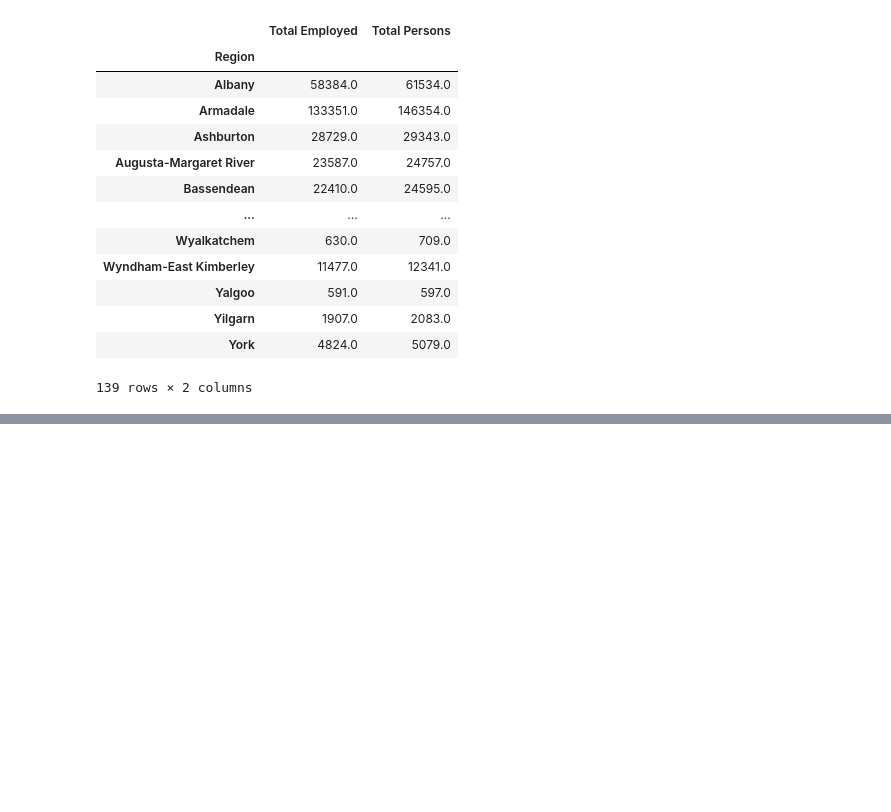
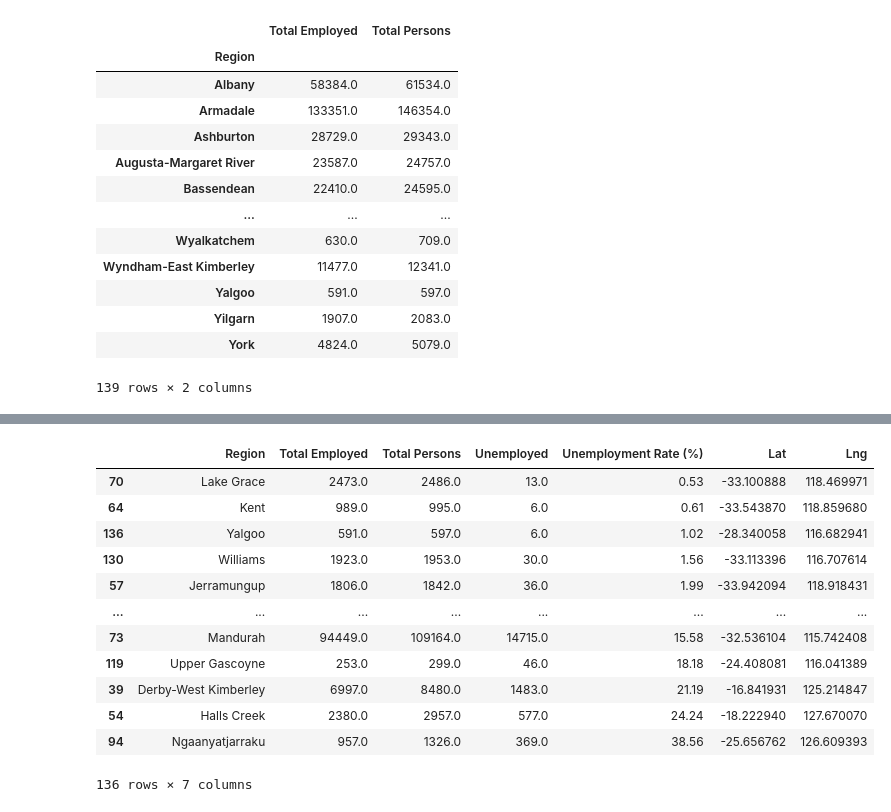
Before and after one commit to natalieddavies/BootcampProject1, a Jupyter notebook: Employment_ABS_WA.ipynb, the cells around one changed output, grey strips where cells are left out. Cells and saved outputs as stored; diff of their text form; code cells hidden in the pictures; blank space fills up the shorter version.

```diff
--- a/Employment_ABS_WA.ipynb
+++ b/Employment_ABS_WA.ipynb
@@ -245 +284,21 @@ merged_data_Employed_top10
+# %%
+merged_data_Employed_cleaned = merged_data_Employed.replace(r'^\s*$', np.nan, regex=True,inplace = False)
+merged_data_Employed_cleaned = merged_data_Employed_cleaned.dropna(inplace = False,axis = 0)
+merged_data_Employed_cleaned.sort_values(by=['Unemployment Rate (%)'], inplace=True)
+merged_data_Employed_cleaned = merged_data_Employed_cleaned.round({'Unemployment Rate (%)': 2})
+merged_data_Employed_cleaned
+# %% [output]
+|  | Region | Total Employed | Total Persons | Unemployed | Unemployment Rate (%) | Lat | Lng |
+| 70 | Lake Grace | 2473.0 | 2486.0 | 13.0 | 0.53 | -33.100888 | 118.469971 |
+| 64 | Kent | 989.0 | 995.0 | 6.0 | 0.61 | -33.543870 | 118.859680 |
+| 136 | Yalgoo | 591.0 | 597.0 | 6.0 | 1.02 | -28.340058 | 116.682941 |
+| 130 | Williams | 1923.0 | 1953.0 | 30.0 | 1.56 | -33.113396 | 116.707614 |
+| 57 | Jerramungup | 1806.0 | 1842.0 | 36.0 | 1.99 | -33.942094 | 118.918431 |
+| ... | ... | ... | ... | ... | ... | ... | ... |
+| 73 | Mandurah | 94449.0 | 109164.0 | 14715.0 | 15.58 | -32.536104 | 115.742408 |
+| 119 | Upper Gascoyne | 253.0 | 299.0 | 46.0 | 18.18 | -24.408081 | 116.041389 |
+| 39 | Derby-West Kimberley | 6997.0 | 8480.0 | 1483.0 | 21.19 | -16.841931 | 125.214847 |
+| 54 | Halls Creek | 2380.0 | 2957.0 | 577.0 | 24.24 | -18.222940 | 127.670070 |
+| 94 | Ngaanyatjarraku | 957.0 | 1326.0 | 369.0 | 38.56 | -25.656762 | 126.609393 |
+136 rows × 7 columns
 # %%
```
Also changed, not shown: parts of 14 cells of this notebook, 1 other file.
